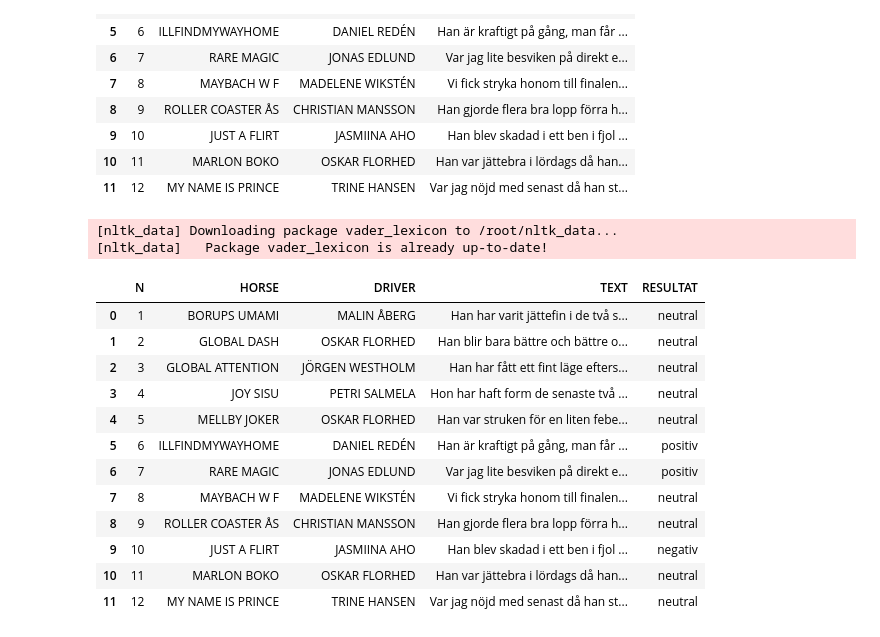
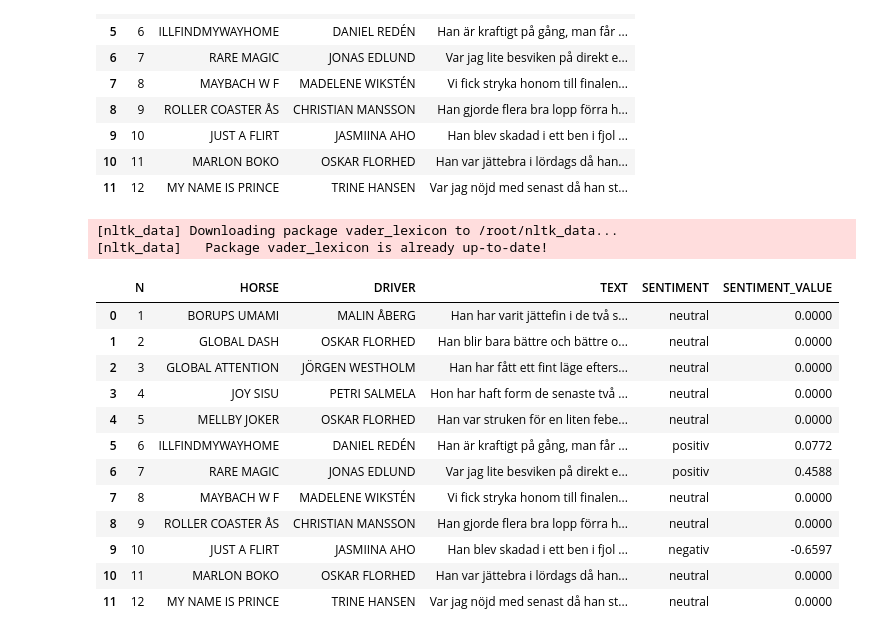
Before and after one commit to flyin01/LLM, a Jupyter notebook: src/v75.ipynb, the cells around one changed output. Saved outputs shown, nothing was run; the diff lists cells and outputs as text; code cells hidden in the pictures.

Commit message:
added sentiment value

```diff
--- a/src/v75.ipynb
+++ b/src/v75.ipynb
@@ -97,40 +97,45 @@ df.head(12)
 # %%
 # sentiment analysis
 import nltk
 from nltk.sentiment import SentimentIntensityAnalyzer # English only?
 
 nltk.download('vader_lexicon')
 sia = SentimentIntensityAnalyzer()
 
 def get_sentiment(text):
     sentiment = sia.polarity_scores(text)['compound']
     if sentiment > 0:
         return 'positiv'
     elif sentiment < 0:
         return 'negativ'
     else:
         return 'neutral'
 
-df['RESULTAT'] = df['TEXT'].apply(get_sentiment)
+def get_sentiment_value(text):
+  sentiment = sia.polarity_scores(text)['compound']
+  return sentiment
+
+df['SENTIMENT'] = df['TEXT'].apply(get_sentiment)
+df['SENTIMENT_VALUE'] = df['TEXT'].apply(get_sentiment_value)
 
 # Check
 df.head(12)
 # %% [output]
 [nltk_data] Downloading package vader_lexicon to /root/nltk_data...
 [nltk_data]   Package vader_lexicon is already up-to-date!
-|  | N | HORSE | DRIVER | TEXT | RESULTAT |
-| 0 | 1 | BORUPS UMAMI | MALIN ÅBERG | Han har varit jättefin i de två s... | neutral |
-| 1 | 2 | GLOBAL DASH | OSKAR FLORHED | Han blir bara bättre och bättre o... | neutral |
-| 2 | 3 | GLOBAL ATTENTION | JÖRGEN WESTHOLM | Han har fått ett fint läge efters... | neutral |
-| 3 | 4 | JOY SISU | PETRI SALMELA | Hon har haft form de senaste två ... | neutral |
-| 4 | 5 | MELLBY JOKER | OSKAR FLORHED | Han var struken för en liten febe... | neutral |
-| 5 | 6 | ILLFINDMYWAYHOME | DANIEL REDÉN | Han är kraftigt på gång, man får ... | positiv |
-| 6 | 7 | RARE MAGIC | JONAS EDLUND | Var jag lite besviken på direkt e... | positiv |
-| 7 | 8 | MAYBACH W F | MADELENE WIKSTÉN | Vi fick stryka honom till finalen... | neutral |
-| 8 | 9 | ROLLER COASTER ÅS | CHRISTIAN MANSSON | Han gjorde flera bra lopp förra h... | neutral |
-| 9 | 10 | JUST A FLIRT | JASMIINA AHO | Han blev skadad i ett ben i fjol ... | negativ |
-| 10 | 11 | MARLON BOKO | OSKAR FLORHED | Han var jättebra i lördags då han... | neutral |
-| 11 | 12 | MY NAME IS PRINCE | TRINE HANSEN | Var jag nöjd med senast då han st... | neutral |
+|  | N | HORSE | DRIVER | TEXT | SENTIMENT | SENTIMENT_VALUE |
+| 0 | 1 | BORUPS UMAMI | MALIN ÅBERG | Han har varit jättefin i de två s... | neutral | 0.0000 |
+| 1 | 2 | GLOBAL DASH | OSKAR FLORHED | Han blir bara bättre och bättre o... | neutral | 0.0000 |
+| 2 | 3 | GLOBAL ATTENTION | JÖRGEN WESTHOLM | Han har fått ett fint läge efters... | neutral | 0.0000 |
+| 3 | 4 | JOY SISU | PETRI SALMELA | Hon har haft form de senaste två ... | neutral | 0.0000 |
+| 4 | 5 | MELLBY JOKER | OSKAR FLORHED | Han var struken för en liten febe... | neutral | 0.0000 |
+| 5 | 6 | ILLFINDMYWAYHOME | DANIEL REDÉN | Han är kraftigt på gång, man får ... | positiv | 0.0772 |
+| 6 | 7 | RARE MAGIC | JONAS EDLUND | Var jag lite besviken på direkt e... | positiv | 0.4588 |
+| 7 | 8 | MAYBACH W F | MADELENE WIKSTÉN | Vi fick stryka honom till finalen... | neutral | 0.0000 |
+| 8 | 9 | ROLLER COASTER ÅS | CHRISTIAN MANSSON | Han gjorde flera bra lopp förra h... | neutral | 0.0000 |
+| 9 | 10 | JUST A FLIRT | JASMIINA AHO | Han blev skadad i ett ben i fjol ... | negativ | -0.6597 |
+| 10 | 11 | MARLON BOKO | OSKAR FLORHED | Han var jättebra i lördags då han... | neutral | 0.0000 |
+| 11 | 12 | MY NAME IS PRINCE | TRINE HANSEN | Var jag nöjd med senast då han st... | neutral | 0.0000 |
 # %%
 # Evaluate the sentiment.
 # Research methods for making sentiment analysis on Swedish text
```
